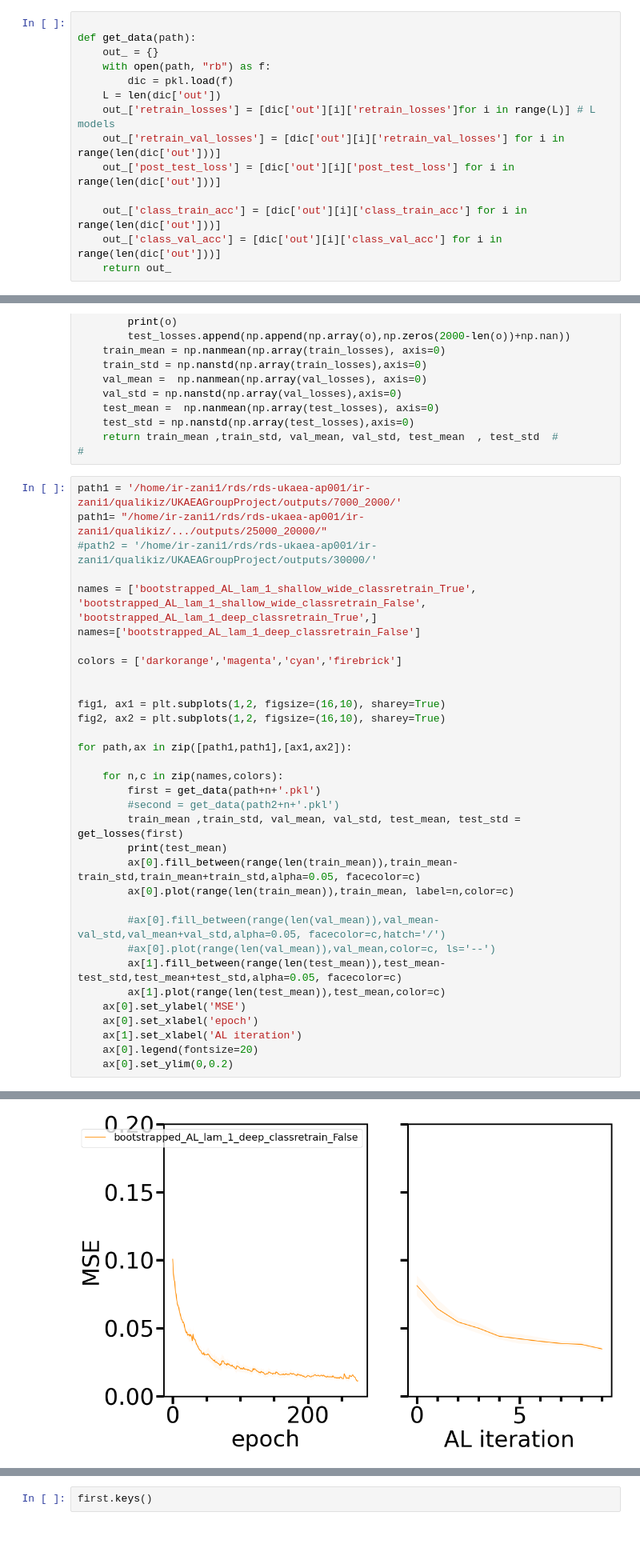
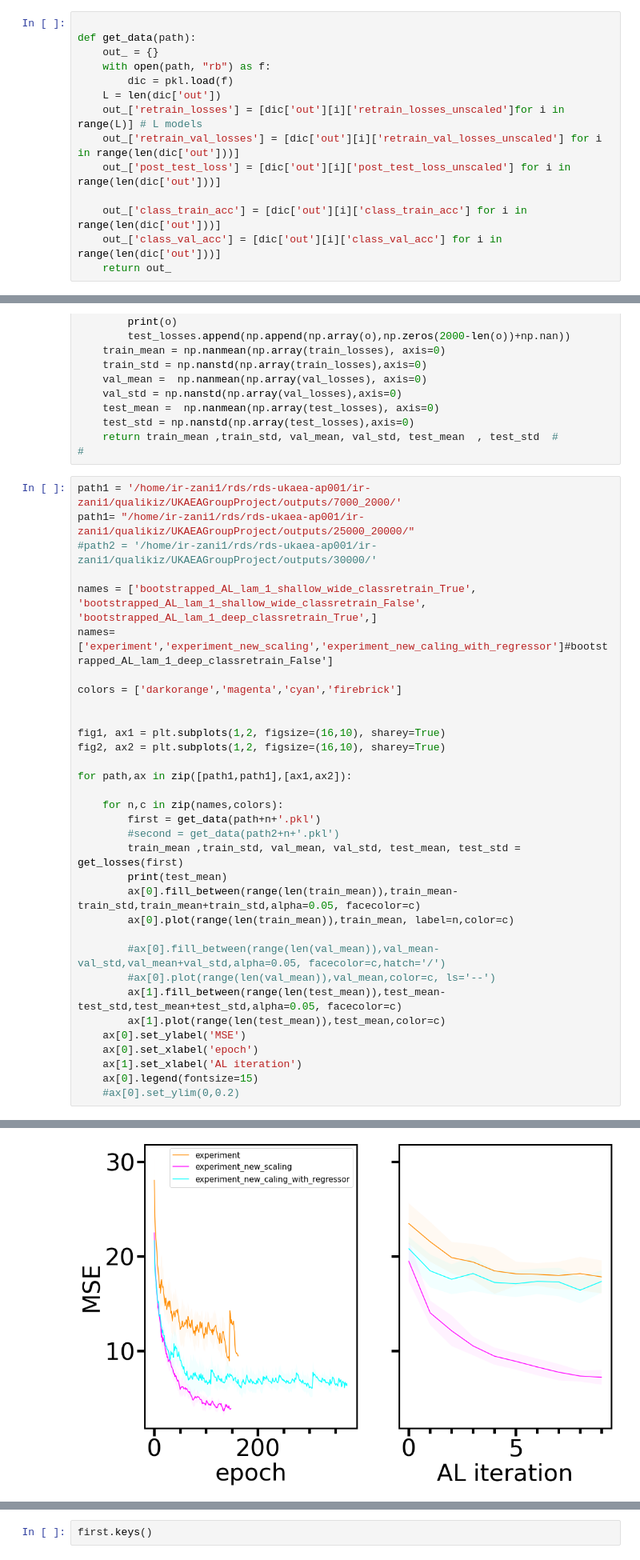
Before and after one commit to zcapjdb/UKAEAGroupProject, a Jupyter notebook: src/notebooks/pipeline_notebooks/outputs1.ipynb, the cells around one changed output, grey strips where cells are left out. Shown at 80% size. Cells and saved outputs as stored; diff of their text form; blank space fills up the shorter version.

```diff
--- a/src/notebooks/pipeline_notebooks/outputs1.ipynb
+++ b/src/notebooks/pipeline_notebooks/outputs1.ipynb
@@ -29,9 +29,9 @@ def get_data(path):
     with open(path, "rb") as f:
         dic = pkl.load(f)
     L = len(dic['out'])
-    out_['retrain_losses'] = [dic['out'][i]['retrain_losses']for i in range(L)] # L models
-    out_['retrain_val_losses'] = [dic['out'][i]['retrain_val_losses'] for i in range(len(dic['out']))]
-    out_['post_test_loss'] = [dic['out'][i]['post_test_loss'] for i in range(len(dic['out']))]
+    out_['retrain_losses'] = [dic['out'][i]['retrain_losses_unscaled']for i in range(L)] # L models
+    out_['retrain_val_losses'] = [dic['out'][i]['retrain_val_losses_unscaled'] for i in range(len(dic['out']))]
+    out_['post_test_loss'] = [dic['out'][i]['post_test_loss_unscaled'] for i in range(len(dic['out']))]
 
     out_['class_train_acc'] = [dic['out'][i]['class_train_acc'] for i in range(len(dic['out']))]
     out_['class_val_acc'] = [dic['out'][i]['class_val_acc'] for i in range(len(dic['out']))]
@@ -76,13 +76,13 @@ def get_losses(dic):
 #
 # %%
 path1 = '/home/ir-zani1/rds/rds-ukaea-ap001/ir-zani1/qualikiz/UKAEAGroupProject/outputs/7000_2000/'
-path1= "/home/ir-zani1/rds/rds-ukaea-ap001/ir-zani1/qualikiz/.../outputs/25000_20000/"
+path1= "/home/ir-zani1/rds/rds-ukaea-ap001/ir-zani1/qualikiz/UKAEAGroupProject/outputs/25000_20000/"
 #path2 = '/home/ir-zani1/rds/rds-ukaea-ap001/ir-zani1/qualikiz/UKAEAGroupProject/outputs/30000/'
 
 names = ['bootstrapped_AL_lam_1_shallow_wide_classretrain_True',
 'bootstrapped_AL_lam_1_shallow_wide_classretrain_False',
 'bootstrapped_AL_lam_1_deep_classretrain_True',]
-names=['bootstrapped_AL_lam_1_deep_classretrain_False']
+names=['experiment','experiment_new_scaling','experiment_new_caling_with_regressor']#bootstrapped_AL_lam_1_deep_classretrain_False']
 
 colors = ['darkorange','magenta','cyan','firebrick']
 
@@ -107,6 +107,6 @@ for path,ax in zip([path1,path1],[ax1,ax2]):
     ax[0].set_ylabel('MSE')
     ax[0].set_xlabel('epoch')
     ax[1].set_xlabel('AL iteration')
-    ax[0].legend(fontsize=20)
-    ax[0].set_ylim(0,0.2)
+    ax[0].legend(fontsize=15)
+    #ax[0].set_ylim(0,0.2)
 # %% [output]
@@ -130 +130 @@ for path,ax in zip([path1,path1],[ax1,ax2]):
-[figure, old version]
+[figure, new version]
```
Also changed, not shown: parts of 1 cell of this notebook, 5 other files.
